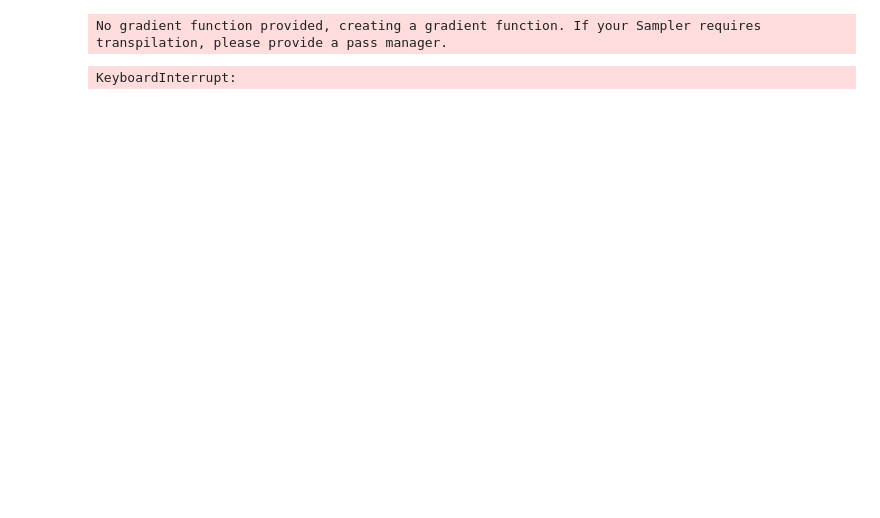
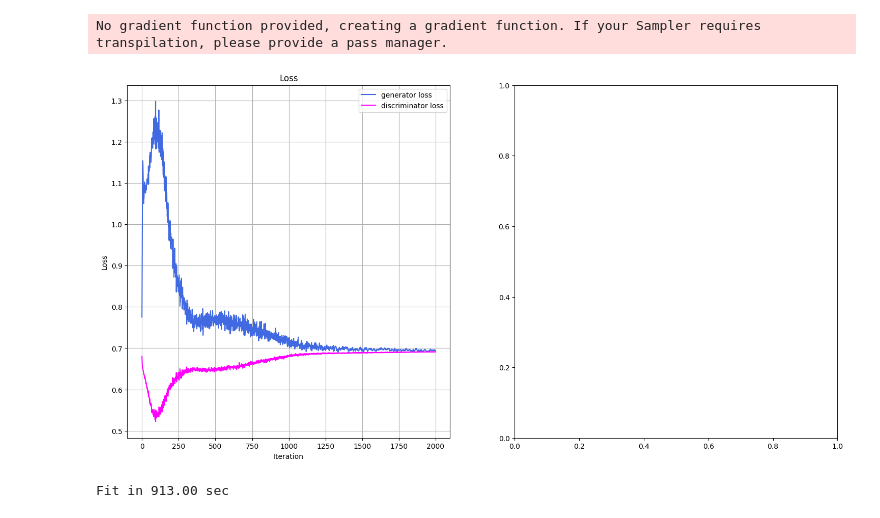
Before and after one commit to cdim31/Distribution-Learning-qGAN, a Jupyter notebook: project-trial.ipynb, the cells around one changed output. Drawn from its saved outputs; the diff is of its cells as text; code cells hidden in the pictures; blank space fills up the shorter version.

```diff
--- a/project-trial.ipynb
+++ b/project-trial.ipynb
@@ -184,18 +266,18 @@ def plot_training_progress():
     ax1.grid()
 
     # Relative Entropy
-    ax2.set_title("Relative entropy")
-    ax2.plot(entropy_values)
-    ax2.set_xlabel("Iteration")
-    ax2.set_ylabel("Relative entropy")
-    ax2.grid()
+    # ax2.set_title("Relative entropy")
+    # ax2.plot(entropy_values)
+    # ax2.set_xlabel("Iteration")
+    # ax2.set_ylabel("Relative entropy")
+    # ax2.grid()
 
     plt.show()
 # %%
 import time
 from scipy.stats import multivariate_normal, entropy
 
-n_epochs = 200
+n_epochs = 2000
 
 num_qnn_outputs = num_discrete_values**num_dim
 generator_loss_values = []
@@ -221,37 +303,39 @@ for epoch in range(n_epochs):
     # Train generator
     generator_optimizer.zero_grad()
     generator_loss = adversarial_loss(disc_value, valid, gen_dist)
 
     # store for plotting
     generator_loss_values.append(generator_loss.detach().item())
 
     generator_loss.backward(retain_graph=True)
     generator_optimizer.step()
 
     # Train Discriminator
     discriminator_optimizer.zero_grad()
 
     real_loss = adversarial_loss(disc_value, valid, real_dist)
     fake_loss = adversarial_loss(disc_value, fake, gen_dist.detach())
     discriminator_loss = (real_loss + fake_loss) / 2
 
     # Store for plotting
     discriminator_loss_values.append(discriminator_loss.detach().item())
 
     discriminator_loss.backward()
     discriminator_optimizer.step()
 
-    gen_dist_norm = gen_dist.detach().squeeze().numpy() / np.sum(gen_dist_norm)
-    entropy_value = entropy(, prob_data)
-    print(f"Entropy: {entropy_value:.4f}")
+    gen_dist_norm = gen_dist.detach().squeeze().numpy()
+    # gen_dist_norm = gen_dist_norm / np.sum(gen_dist_norm)
+    # prob_data = prob_data / np.sum(prob_data)
+    entropy_value = entropy(gen_dist_norm, prob_data)
     entropy_values.append(entropy_value)
 
     plot_training_progress()
 
 elapsed = time.time() - start
 print(f"Fit in {elapsed:0.2f} sec")
 # %% [output]
+[figure, added]
-KeyboardInterrupt:
+Fit in 913.00 sec
 # %%
 with torch.no_grad():
     generated_probabilities = generator().numpy()
```
Also changed, not shown: parts of 7 cells of this notebook, 1 other file.
